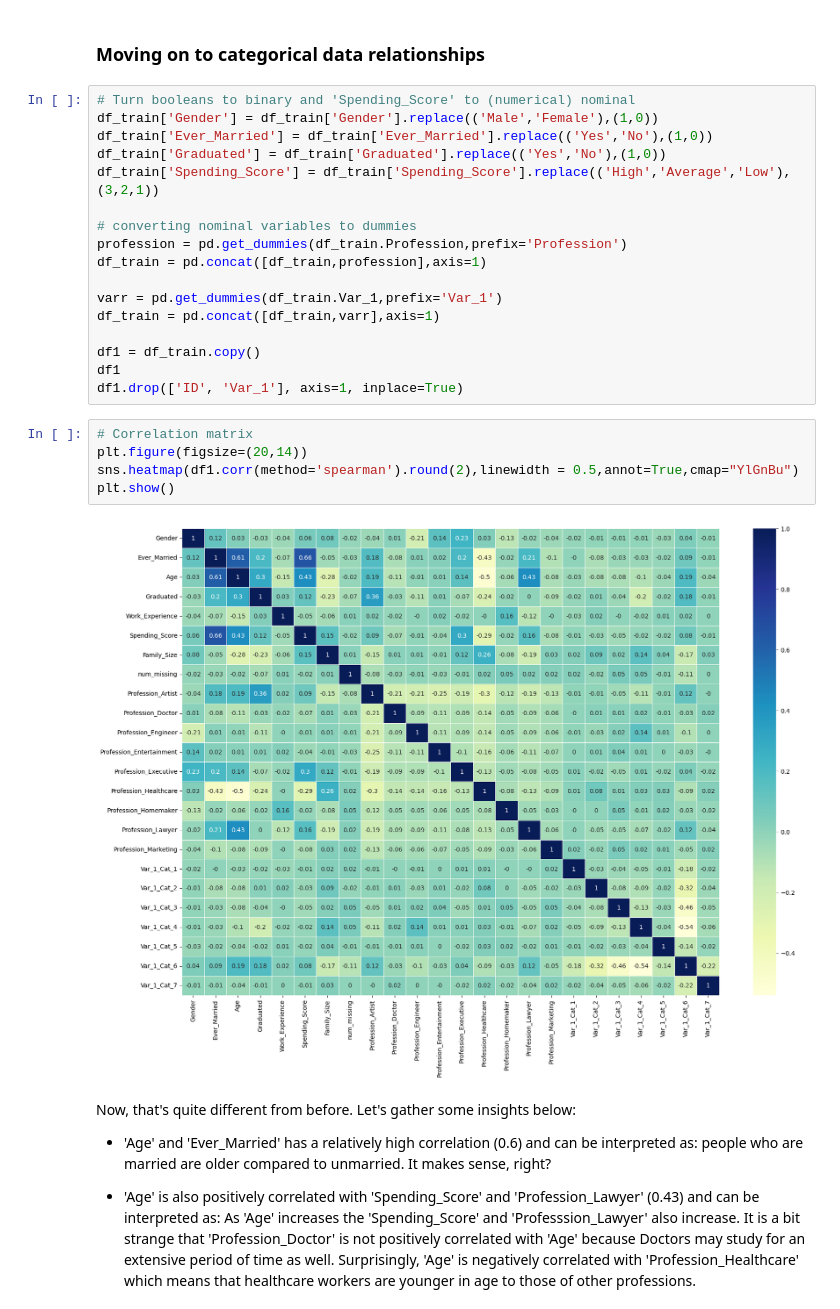
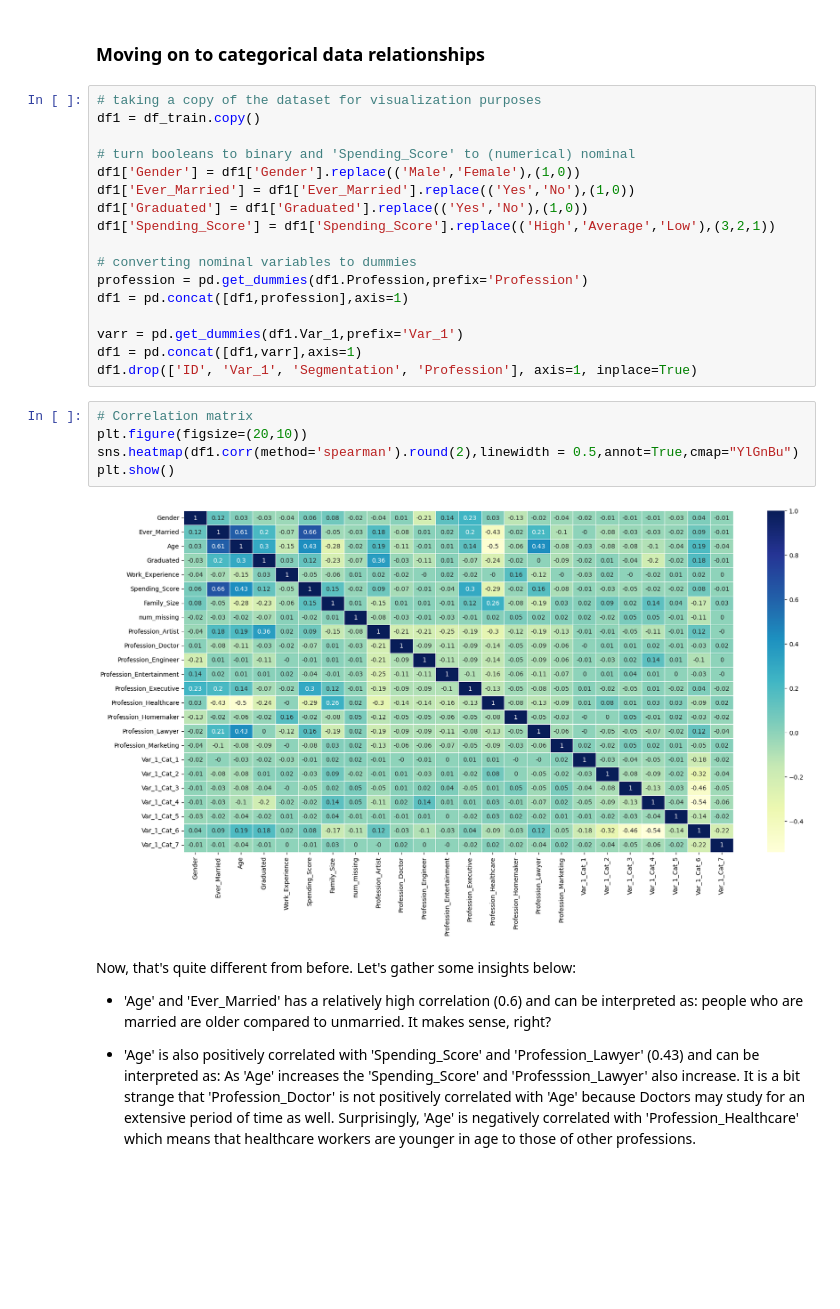
Before and after one commit to KonstantinosTsoumas/new-market-customer-segmentation, a Jupyter notebook: notebooks/exploration.ipynb, the cells around one changed output. Cells and saved outputs as stored; diff of their text form; blank space fills up the shorter version.

```diff
--- a/notebooks/exploration.ipynb
+++ b/notebooks/exploration.ipynb
@@ -462,29 +476,29 @@ plt.show()
 # %% [markdown]
 ### Moving on to categorical data relationships
 # %%
-# Turn booleans to binary and 'Spending_Score' to (numerical) nominal
-df_train['Gender'] = df_train['Gender'].replace(('Male','Female'),(1,0))
-df_train['Ever_Married'] = df_train['Ever_Married'].replace(('Yes','No'),(1,0))
-df_train['Graduated'] = df_train['Graduated'].replace(('Yes','No'),(1,0))
-df_train['Spending_Score'] = df_train['Spending_Score'].replace(('High','Average','Low'),(3,2,1))
+# taking a copy of the dataset for visualization purposes
+df1 = df_train.copy()
+
+# turn booleans to binary and 'Spending_Score' to (numerical) nominal
+df1['Gender'] = df1['Gender'].replace(('Male','Female'),(1,0))
+df1['Ever_Married'] = df1['Ever_Married'].replace(('Yes','No'),(1,0))
+df1['Graduated'] = df1['Graduated'].replace(('Yes','No'),(1,0))
+df1['Spending_Score'] = df1['Spending_Score'].replace(('High','Average','Low'),(3,2,1))
 
 # converting nominal variables to dummies
-profession = pd.get_dummies(df_train.Profession,prefix='Profession')
-df_train = pd.concat([df_train,profession],axis=1)
+profession = pd.get_dummies(df1.Profession,prefix='Profession')
+df1 = pd.concat([df1,profession],axis=1)
 
-varr = pd.get_dummies(df_train.Var_1,prefix='Var_1')
-df_train = pd.concat([df_train,varr],axis=1)
-
-df1 = df_train.copy()
-df1
-df1.drop(['ID', 'Var_1'], axis=1, inplace=True)
+varr = pd.get_dummies(df1.Var_1,prefix='Var_1')
+df1 = pd.concat([df1,varr],axis=1)
+df1.drop(['ID', 'Var_1', 'Segmentation', 'Profession'], axis=1, inplace=True)
 # %%
 # Correlation matrix
-plt.figure(figsize=(20,14))
+plt.figure(figsize=(20,10))
 sns.heatmap(df1.corr(method='spearman').round(2),linewidth = 0.5,annot=True,cmap="YlGnBu")
 plt.show()
 # %% [output]
-[figure, old version]
+[figure, new version]
 # %% [markdown]
 Now, that's quite different from before. Let's gather some insights below:
 
```
Also changed, not shown: parts of 14 cells of this notebook.
